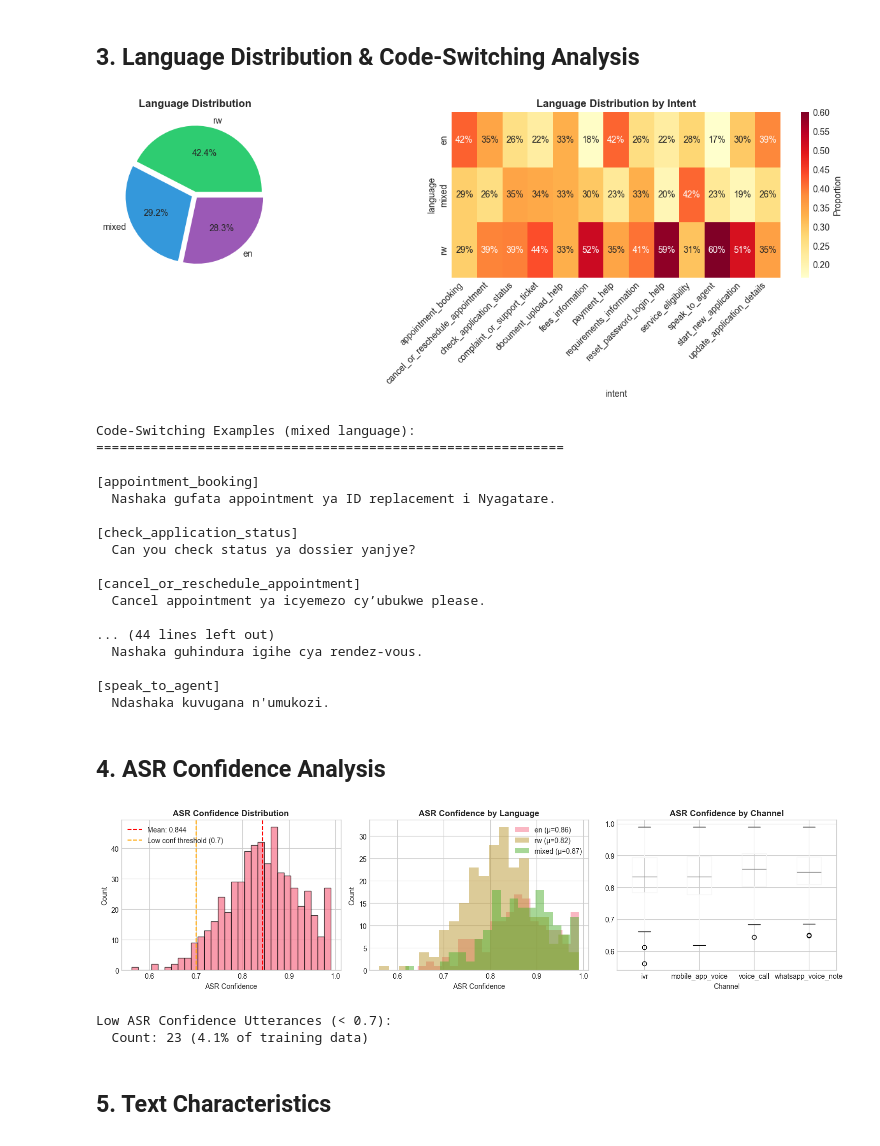
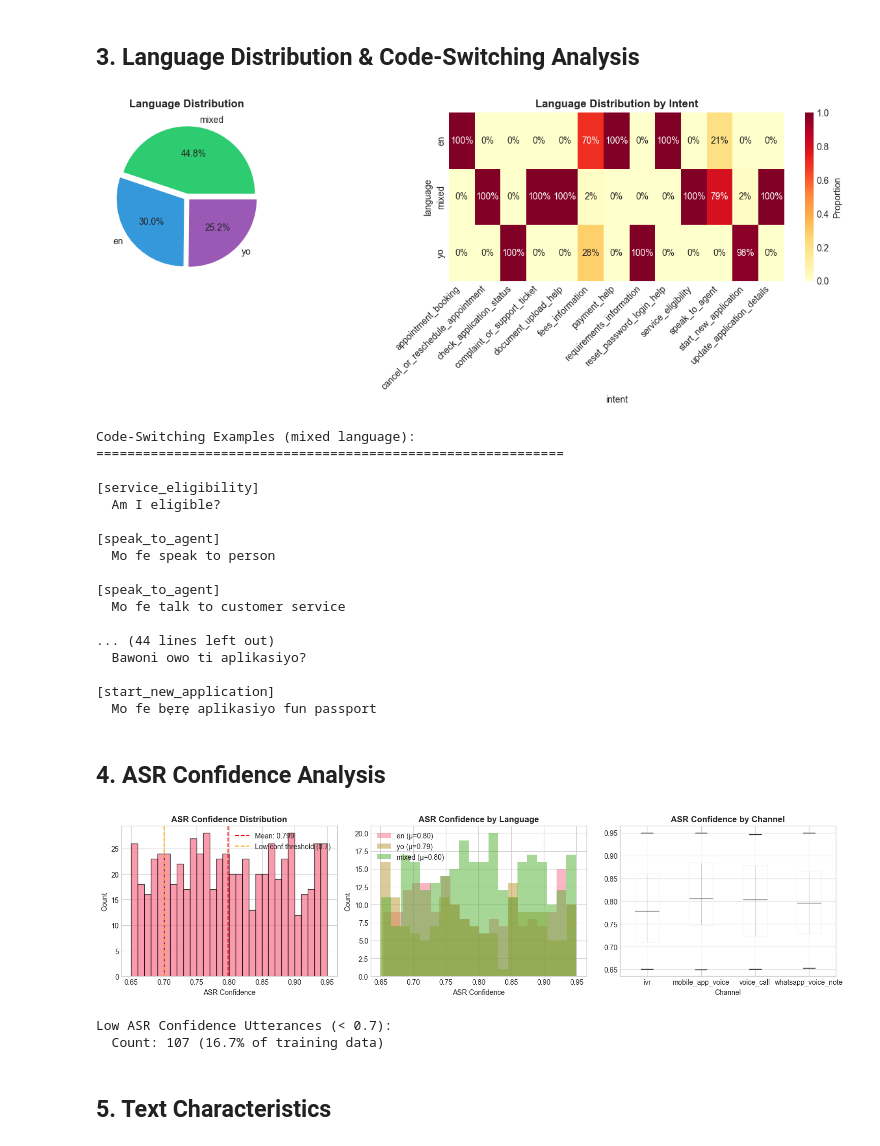
Before and after one commit to Ayoung9598/voice-ai-intent-classifier, a Jupyter notebook: notebooks/01_eda.ipynb, the cells around one changed output. Drawn from its saved outputs; the diff is of its cells as text; code cells hidden in the pictures.

Commit message:
Rebuilt with Nigerian datasets

```diff
--- a/notebooks/01_eda.ipynb
+++ b/notebooks/01_eda.ipynb
@@ -27,10 +29,15 @@ Libraries loaded successfully!
 # %% [markdown]
 ## 1. Load and Inspect Data
 # %%
-# Load datasets
-train_df = pd.read_csv('../datasets/voiceai_intent_train.csv')
-val_df = pd.read_csv('../datasets/voiceai_intent_val.csv')
-test_df = pd.read_csv('../datasets/voiceai_intent_test.csv')
+# Load dataset paths from config (uses Nigerian dataset when set in config.yaml)
+config_path = Path('../configs/config.yaml') if Path.cwd().name == 'notebooks' else Path('configs/config.yaml')
+with open(config_path, 'r') as f:
+    config = yaml.safe_load(f)
+base = Path('..') if Path.cwd().name == 'notebooks' else Path('.')
+
+train_df = pd.read_csv(base / config['data']['train_path'])
+val_df = pd.read_csv(base / config['data']['val_path'])
+test_df = pd.read_csv(base / config['data']['test_path'])
 
 # Combine for full analysis
 full_df = pd.concat([train_df, val_df, test_df], ignore_index=True)
@@ -141,7 +148,7 @@ plt.tight_layout()
 plt.savefig('../outputs/plots/language_distribution.png', dpi=150, bbox_inches='tight')
 plt.show()
 # %% [output]
-[figure, old version]
+[figure, new version]
 # %%
 # Code-switching examples
 print("Code-Switching Examples (mixed language):")
@@ -152,31 +159,31 @@ for _, row in mixed_samples.iterrows():
     print(f"\n[{row['intent']}]")
     print(f"  {row['utterance_text']}")
 
-print("\n\nKinyarwanda Examples:")
+print("\n\nYoruba Examples:")
 print("="*60)
 
-rw_samples = train_df[train_df['language'] == 'rw'].sample(min(8, len(train_df[train_df['language'] == 'rw'])), random_state=42)
-for _, row in rw_samples.iterrows():
+yo_samples = train_df[train_df['language'] == 'yo'].sample(min(8, len(train_df[train_df['language'] == 'yo'])), random_state=42)
+for _, row in yo_samples.iterrows():
     print(f"\n[{row['intent']}]")
     print(f"  {row['utterance_text']}")
 # %% [output]
 Code-Switching Examples (mixed language):
 ============================================================
 
-[appointment_booking]
-  Nashaka gufata appointment ya ID replacement i Nyagatare.
+[service_eligibility]
+  Am I eligible?
 
-[check_application_status]
-  Can you check status ya dossier yanjye?
+[speak_to_agent]
+  Mo fe speak to person
 
-[cancel_or_reschedule_appointment]
-  Cancel appointment ya icyemezo cy’ubukwe please.
+[speak_to_agent]
+  Mo fe talk to customer service
 
 ... (44 lines left out)
-  Nashaka guhindura igihe cya rendez-vous.
+  Bawoni owo ti aplikasiyo?
 
-[speak_to_agent]
-  Ndashaka kuvugana n'umukozi.
+[start_new_application]
+  Mo fe bẹrẹ aplikasiyo fun passport
 # %% [markdown]
 ## 4. ASR Confidence Analysis
 # %%
@@ -190,37 +197,37 @@ axes[0].axvline(0.7, color='orange', linestyle='--', label='Low conf threshold (
 axes[0].set_xlabel('ASR Confidence')
 axes[0].set_ylabel('Count')
 axes[0].set_title('ASR Confidence Distribution', fontweight='bold')
 axes[0].legend()
 
 # By language
-for lang in ['en', 'rw', 'mixed']:
+for lang in ['en', 'yo', 'mixed']:
     subset = train_df[train_df['language'] == lang]['asr_confidence']
     axes[1].hist(subset, bins=20, alpha=0.5, label=f'{lang} (μ={subset.mean():.2f})')
 axes[1].set_xlabel('ASR Confidence')
 axes[1].set_ylabel('Count')
 axes[1].set_title('ASR Confidence by Language', fontweight='bold')
 axes[1].legend()
 
 # Boxplot by channel
 train_df.boxplot(column='asr_confidence', by='channel', ax=axes[2])
 axes[2].set_title('ASR Confidence by Channel', fontweight='bold')
 axes[2].set_xlabel('Channel')
 plt.suptitle('')
 
 plt.tight_layout()
 plt.savefig('../outputs/plots/asr_confidence_analysis.png', dpi=150, bbox_inches='tight')
 plt.show()
 
 # Low ASR confidence analysis
 low_asr_threshold = 0.7
 low_asr = train_df[train_df['asr_confidence'] < low_asr_threshold]
 
 print(f"\nLow ASR Confidence Utterances (< {low_asr_threshold}):")
 print(f"  Count: {len(low_asr)} ({len(low_asr)/len(train_df)*100:.1f}% of training data)")
 # %% [output]
-[figure, old version]
+[figure, new version]
 Low ASR Confidence Utterances (< 0.7):
-  Count: 23 (4.1% of training data)
+  Count: 107 (16.7% of training data)
 # %% [markdown]
 ## 5. Text Characteristics
 # %%
```
Also changed, not shown: parts of 7 cells of this notebook, 17 other files.
